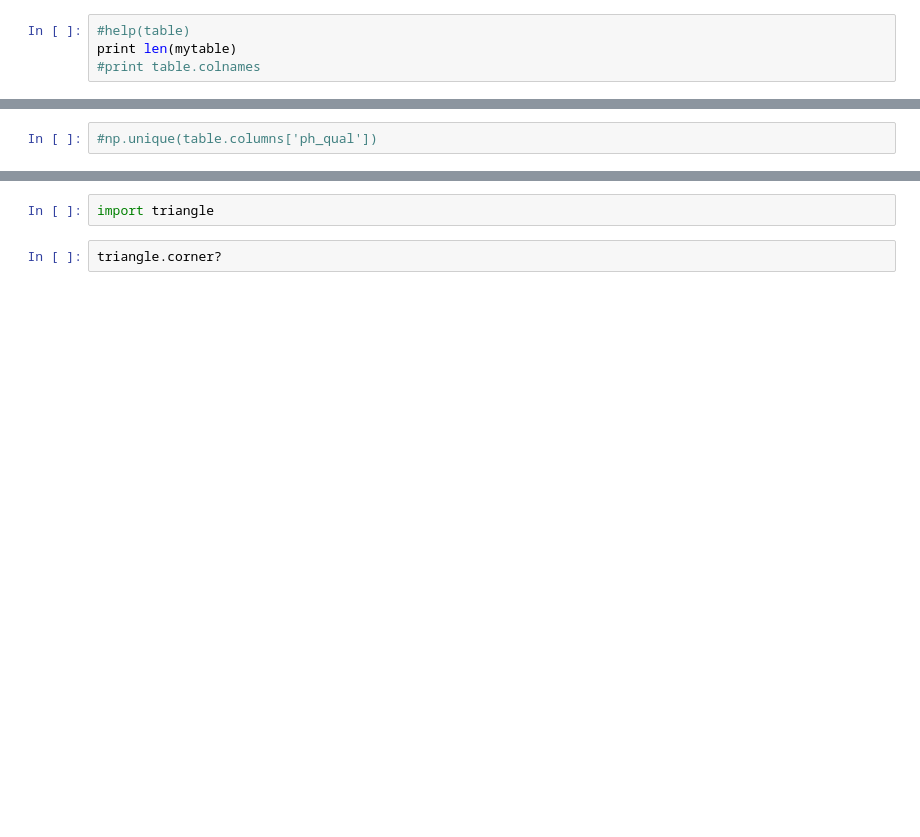
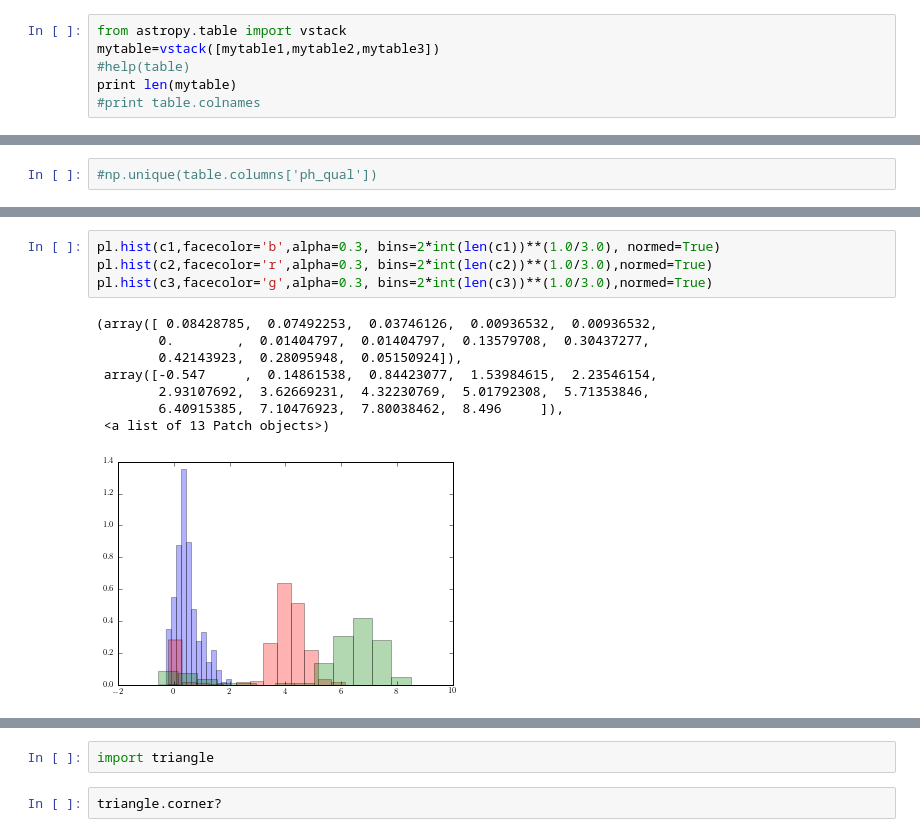
Before and after one commit to adrn/NYCastroML, a Jupyter notebook: hacks/wisehack_EM.ipynb, the cells around one changed output, grey strips where cells are left out. Drawn from its saved outputs; the diff is of its cells as text; blank space fills up the shorter version.

```diff
--- a/hacks/wisehack_EM.ipynb
+++ b/hacks/wisehack_EM.ipynb
@@ -10,4 +16,6 @@ catalog='wise_allwise_p3as_psd', spatial='Box', width=50 * u.arcmin)
 # %%
+from astropy.table import vstack
+mytable=vstack([mytable1,mytable2,mytable3])
 #help(table)
 print len(mytable)
 #print table.colnames
@@ -55,3 +134,16 @@ ERROR: AttributeError: Unknown property norm [matplotlib.artist]
+# %%
+pl.hist(c1,facecolor='b',alpha=0.3, bins=2*int(len(c1))**(1.0/3.0), normed=True)
+pl.hist(c2,facecolor='r',alpha=0.3, bins=2*int(len(c2))**(1.0/3.0),normed=True)
+pl.hist(c3,facecolor='g',alpha=0.3, bins=2*int(len(c3))**(1.0/3.0),normed=True)
+# %% [output]
+(array([ 0.08428785,  0.07492253,  0.03746126,  0.00936532,  0.00936532,
+        0.        ,  0.01404797,  0.01404797,  0.13579708,  0.30437277,
+        0.42143923,  0.28095948,  0.05150924]),
+ array([-0.547     ,  0.14861538,  0.84423077,  1.53984615,  2.23546154,
+        2.93107692,  3.62669231,  4.32230769,  5.01792308,  5.71353846,
+        6.40915385,  7.10476923,  7.80038462,  8.496     ]),
+ <a list of 13 Patch objects>)
+[figure, added]
 # %%
 from sklearn.mixture import GMM
 from astroML.plotting import setup_text_plots
```
Also changed, not shown: parts of 26 cells of this notebook.
